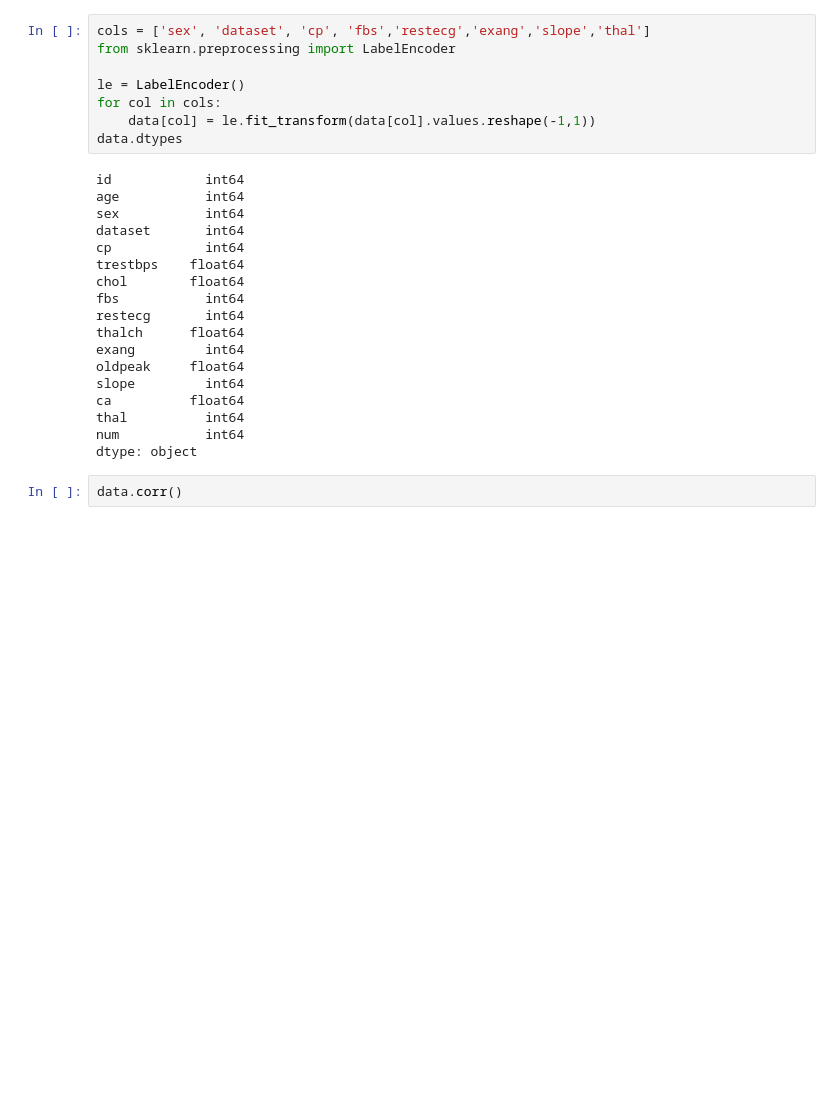
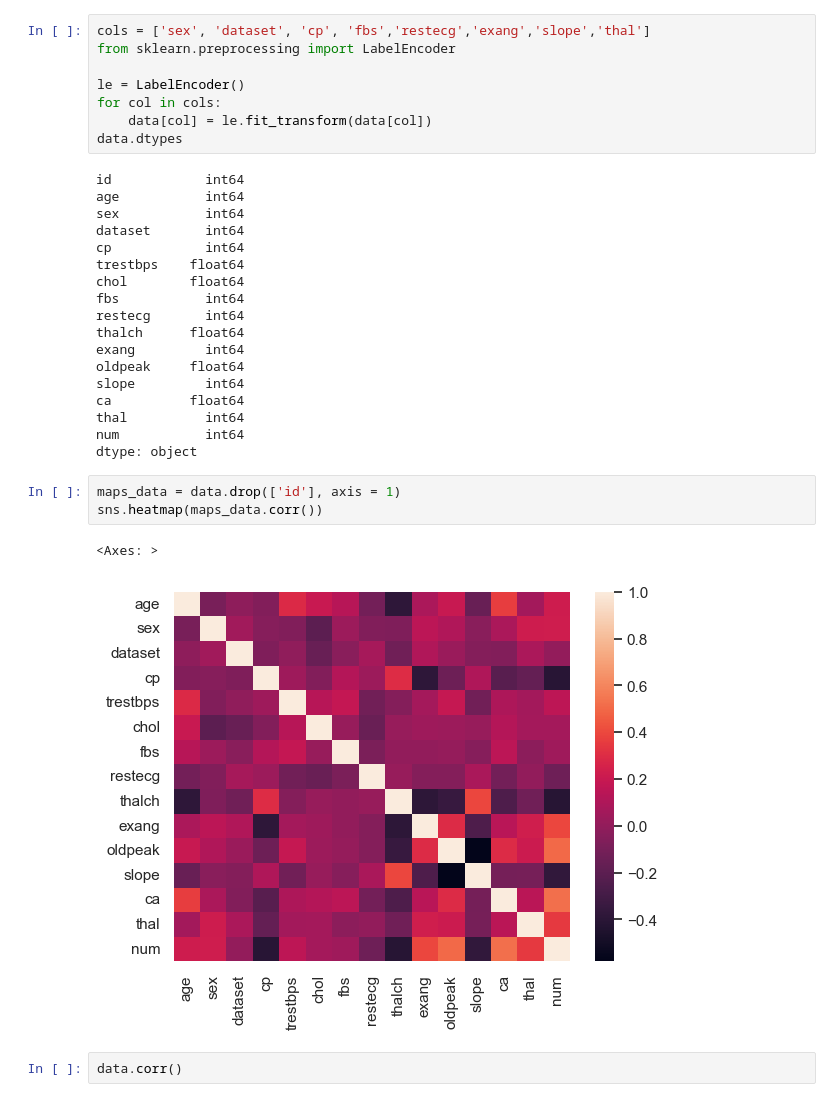
Before and after one commit to allelbhagya/uci-heart, a Jupyter notebook: visual.ipynb, the cells around one changed output. Drawn from its saved outputs; the diff is of its cells as text; blank space fills up the shorter version.

```diff
--- a/visual.ipynb
+++ b/visual.ipynb
@@ -99,7 +99,7 @@ from sklearn.preprocessing import LabelEncoder
 
 le = LabelEncoder()
 for col in cols:
-    data[col] = le.fit_transform(data[col].values.reshape(-1,1))
+    data[col] = le.fit_transform(data[col])
 data.dtypes
 # %% [output]
 id            int64
@@ -119,6 +119,12 @@ ca          float64
 thal          int64
 num           int64
 dtype: object
+# %%
+maps_data = data.drop(['id'], axis = 1)
+sns.heatmap(maps_data.corr())
+# %% [output]
+<Axes: >
+[figure, added]
 # %%
 data.corr()
 # %% [output]
```
Also changed, not shown: parts of 12 cells of this notebook.
